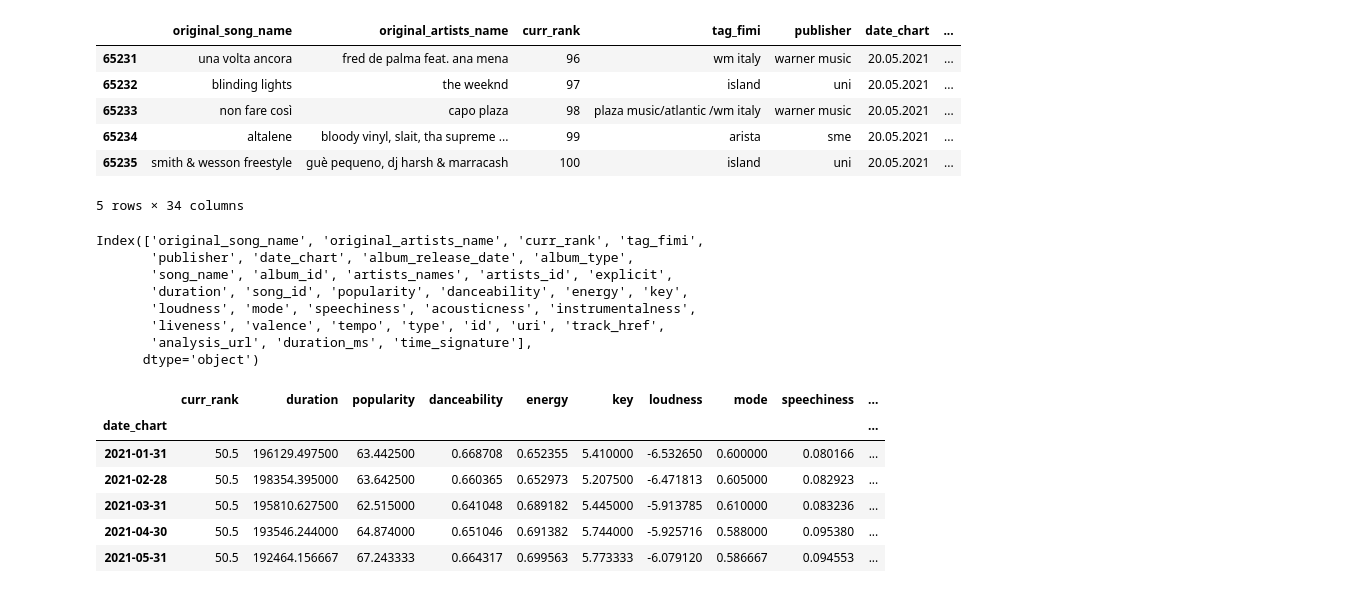
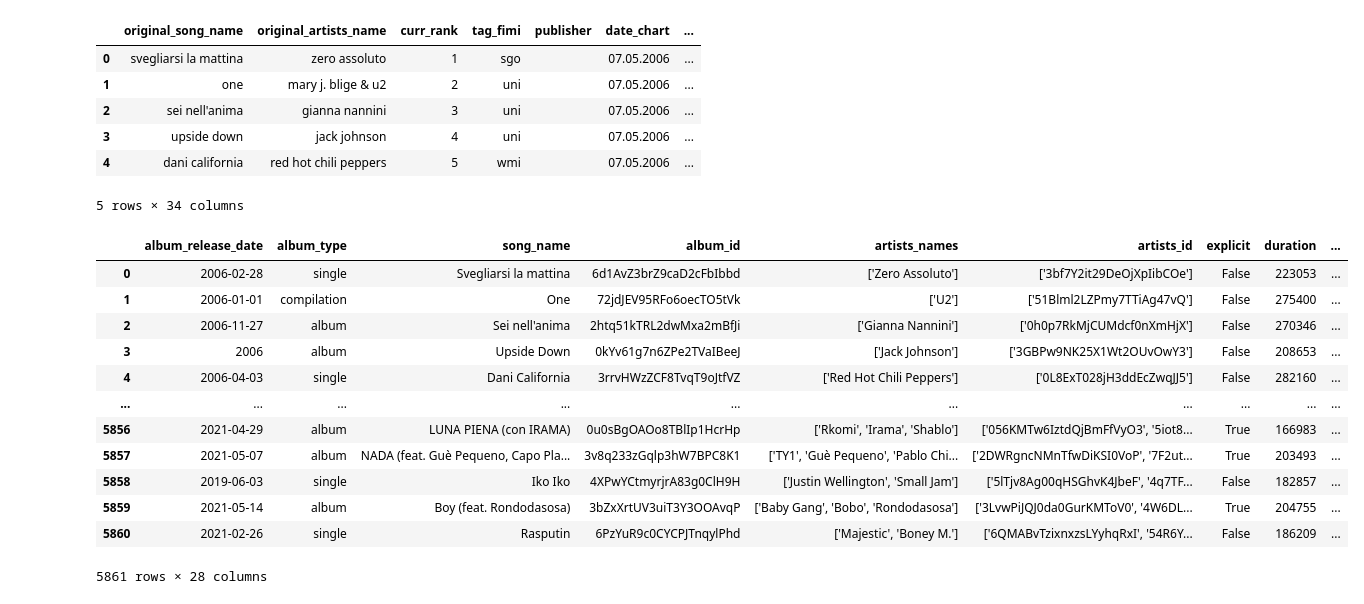
Before and after one commit to Jivanni/everybodyschanging, a Jupyter notebook: data_exploration/Data_exploration.ipynb, the cells around one changed output. Drawn from its saved outputs; the diff is of its cells as text; code cells hidden in the pictures.

Commit message:
download songs

```diff
--- a/data_exploration/Data_exploration.ipynb
+++ b/data_exploration/Data_exploration.ipynb
@@ -7,13 +9,5 @@ import seaborn as sns
 
 DATA_PATH = "../data/cleaned_df_FINALISSIMISSIMO_2006_2021.csv"
 # %%
-df = pd.read_csv(DATA_PATH, sep=";", parse_dates=True)
-df.tail()
+df = pd.read_csv(DATA_PATH, sep=";", parse_dates=True,
+                 keep_default_na=False)
-# %% [output]
-|  | original_song_name | original_artists_name | curr_rank | tag_fimi | publisher | date_chart | ... |
-| 65231 | una volta ancora | fred de palma feat. ana mena | 96 | wm italy | warner music | 20.05.2021 | ... |
-| 65232 | blinding lights | the weeknd | 97 | island | uni | 20.05.2021 | ... |
-| 65233 | non fare così | capo plaza | 98 | plaza music/atlantic /wm italy | warner music | 20.05.2021 | ... |
-| 65234 | altalene | bloody vinyl, slait, tha supreme ... | 99 | arista | sme | 20.05.2021 | ... |
-| 65235 | smith & wesson freestyle | guè pequeno, dj harsh & marracash | 100 | island | uni | 20.05.2021 | ... |
-5 rows × 34 columns
@@ -20,11 +17,10 @@ df.tail()
 # %%
-df.columns
+df.head()
 # %% [output]
+|  | original_song_name | original_artists_name | curr_rank | tag_fimi | publisher | date_chart | ... |
+| 0 | svegliarsi la mattina | zero assoluto | 1 | sgo |  | 07.05.2006 | ... |
+| 1 | one | mary j. blige & u2 | 2 | uni |  | 07.05.2006 | ... |
+| 2 | sei nell'anima | gianna nannini | 3 | uni |  | 07.05.2006 | ... |
+| 3 | upside down | jack johnson | 4 | uni |  | 07.05.2006 | ... |
+| 4 | dani california | red hot chili peppers | 5 | wmi |  | 07.05.2006 | ... |
-Index(['original_song_name', 'original_artists_name', 'curr_rank', 'tag_fimi',
-       'publisher', 'date_chart', 'album_release_date', 'album_type',
-       'song_name', 'album_id', 'artists_names', 'artists_id', 'explicit',
-       'duration', 'song_id', 'popularity', 'danceability', 'energy', 'key',
-       'loudness', 'mode', 'speechiness', 'acousticness', 'instrumentalness',
-       'liveness', 'valence', 'tempo', 'type', 'id', 'uri', 'track_href',
-       'analysis_url', 'duration_ms', 'time_signature'],
-      dtype='object')
+5 rows × 34 columns
@@ -30,0 +58,19 @@ Index(['original_song_name', 'original_artists_name', 'curr_rank', 'tag_fimi',
+# %%
+sp_df = pd.read_csv("/home/giuseppe/Documents/Master/progetto/only_songs.csv")
+sp_df["song_id"] = sp_df["song_id"].astype(str)
+# %%
+sp_df
+# %% [output]
+|  | album_release_date | album_type | song_name | album_id | artists_names | artists_id | explicit | duration | ... |
+| 0 | 2006-02-28 | single | Svegliarsi la mattina | 6d1AvZ3brZ9caD2cFbIbbd | ['Zero Assoluto'] | ['3bf7Y2it29DeOjXpIibCOe'] | False | 223053 | ... |
+| 1 | 2006-01-01 | compilation | One | 72jdJEV95RFo6oecTO5tVk | ['U2'] | ['51Blml2LZPmy7TTiAg47vQ'] | False | 275400 | ... |
+| 2 | 2006-11-27 | album | Sei nell'anima | 2htq51kTRL2dwMxa2mBfJi | ['Gianna Nannini'] | ['0h0p7RkMjCUMdcf0nXmHjX'] | False | 270346 | ... |
+| 3 | 2006 | album | Upside Down | 0kYv61g7n6ZPe2TVaIBeeJ | ['Jack Johnson'] | ['3GBPw9NK25X1Wt2OUvOwY3'] | False | 208653 | ... |
+| 4 | 2006-04-03 | single | Dani California | 3rrvHWzZCF8TvqT9oJtfVZ | ['Red Hot Chili Peppers'] | ['0L8ExT028jH3ddEcZwqJJ5'] | False | 282160 | ... |
+| ... | ... | ... | ... | ... | ... | ... | ... | ... | ... |
+| 5856 | 2021-04-29 | album | LUNA PIENA (con IRAMA) | 0u0sBgOAOo8TBlIp1HcrHp | ['Rkomi', 'Irama', 'Shablo'] | ['056KMTw6IztdQjBmFfVyO3', '5iot8... | True | 166983 | ... |
+| 5857 | 2021-05-07 | album | NADA (feat. Guè Pequeno, Capo Pla... | 3v8q233zGqlp3hW7BPC8K1 | ['TY1', 'Guè Pequeno', 'Pablo Chi... | ['2DWRgncNMnTfwDiKSI0VoP', '7F2ut... | True | 203493 | ... |
+| 5858 | 2019-06-03 | single | Iko Iko | 4XPwYCtmyrjrA83g0ClH9H | ['Justin Wellington', 'Small Jam'] | ['5lTjv8Ag00qHSGhvK4JbeF', '4q7TF... | False | 182857 | ... |
+| 5859 | 2021-05-14 | album | Boy (feat. Rondodasosa) | 3bZxXrtUV3uiT3Y3OOAvqP | ['Baby Gang', 'Bobo', 'Rondodasosa'] | ['3LvwPiJQJ0da0GurKMToV0', '4W6DL... | True | 204755 | ... |
+| 5860 | 2021-02-26 | single | Rasputin | 6PzYuR9c0CYCPJTnqylPhd | ['Majestic', 'Boney M.'] | ['6QMABvTzixnxzsLYyhqRxI', '54R6Y... | False | 186209 | ... |
+5861 rows × 28 columns
@@ -35,12 +80,0 @@ time_df = df.set_index("date_chart")
-# %%
-months_mean = time_df.resample("M").mean()
-months_std = time_df.resample("M").std()
-months_mean.tail()
-# %% [output]
-|  | curr_rank | duration | popularity | danceability | energy | key | loudness | mode | speechiness | ... |
-| date_chart |  |  |  |  |  |  |  |  |  | ... |
-| 2021-01-31 | 50.5 | 196129.497500 | 63.442500 | 0.668708 | 0.652355 | 5.410000 | -6.532650 | 0.600000 | 0.080166 | ... |
-| 2021-02-28 | 50.5 | 198354.395000 | 63.642500 | 0.660365 | 0.652973 | 5.207500 | -6.471813 | 0.605000 | 0.082923 | ... |
-| 2021-03-31 | 50.5 | 195810.627500 | 62.515000 | 0.641048 | 0.689182 | 5.445000 | -5.913785 | 0.610000 | 0.083236 | ... |
-| 2021-04-30 | 50.5 | 193546.244000 | 64.874000 | 0.651046 | 0.691382 | 5.744000 | -5.925716 | 0.588000 | 0.095380 | ... |
-| 2021-05-31 | 50.5 | 192464.156667 | 67.243333 | 0.664317 | 0.699563 | 5.773333 | -6.079120 | 0.586667 | 0.094553 | ... |
```
Also changed, not shown: parts of 22 cells of this notebook, 3 other files.
